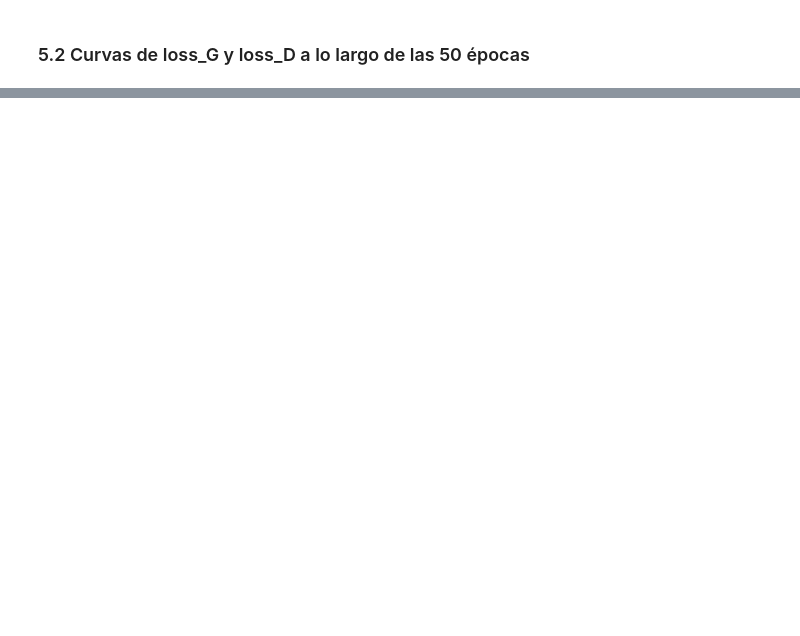
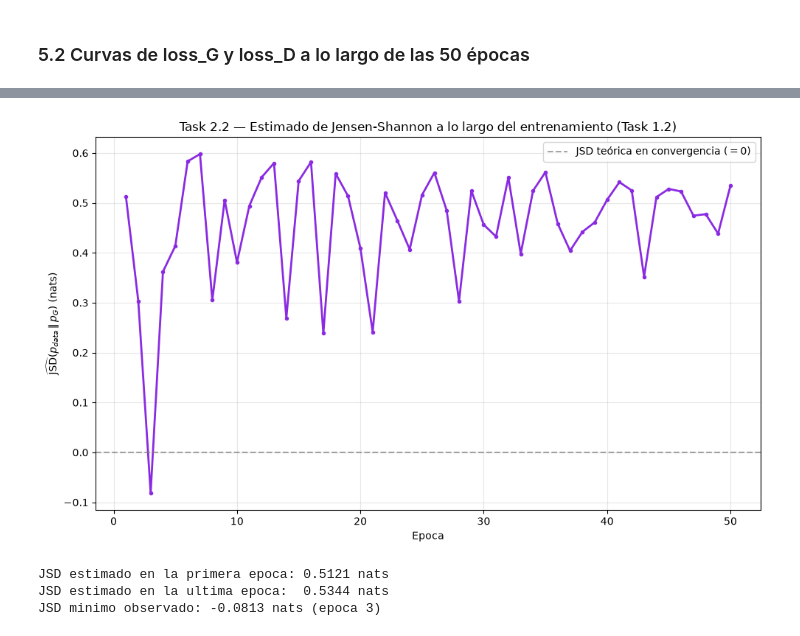
Before and after one commit to nadissa1508/CC3092-DEEP-LEARNING, a Jupyter notebook: Hoja trabajo 2/DCGAN_Pokemon.ipynb, the cells around one changed output, grey strips where cells are left out. Saved outputs shown, nothing was run; the diff lists cells and outputs as text; code cells hidden in the pictures; blank space fills up the shorter version.

Commit message:
feat: Add task 2 and 3

```diff
--- a/Hoja trabajo 2/DCGAN_Pokemon.ipynb
+++ b/Hoja trabajo 2/DCGAN_Pokemon.ipynb
@@ -482,0 +755,29 @@ Punto mas cercano entre loss_G y loss_D: epoca 49 (|diff|=4.2322)
+# %%
+loss_D_hist = np.array(history["loss_D"])
+loss_G_hist = np.array(history["loss_G"])
+epochs_full = np.arange(1, NUM_EPOCHS + 1)
+
+V_hat = -loss_D_hist                 # V(D, G) estimado por época
+jsd_hat = (V_hat + np.log(4)) / 2.0  # JSD estimado (en nats)
+
+fig, ax = plt.subplots(figsize=(10, 6))
+ax.plot(epochs_full, jsd_hat, color="#8a2be2", linewidth=2, marker="o", markersize=3)
+ax.axhline(0.0, color="gray", linestyle="--", alpha=0.7, label=r"JSD teórica en convergencia ($=0$)")
+
+ax.set_xlabel("Epoca")
+ax.set_ylabel(r"$\widehat{\mathrm{JSD}}(p_{data}\,\|\,p_G)$ (nats)")
+ax.set_title("Task 2.2 — Estimado de Jensen-Shannon a lo largo del entrenamiento (Task 1.2)")
+ax.legend()
+ax.grid(alpha=0.3)
+plt.tight_layout()
+plt.savefig(os.path.join(OUT_DIR, "jsd_estimate.png"), dpi=150, bbox_inches="tight")
+plt.show()
+
+print(f"JSD estimado en la primera epoca: {jsd_hat[0]:.4f} nats")
+print(f"JSD estimado en la ultima epoca:  {jsd_hat[-1]:.4f} nats")
+print(f"JSD minimo observado: {jsd_hat.min():.4f} nats (epoca {epochs_full[jsd_hat.argmin()]})")
+# %% [output]
+[figure, added]
+JSD estimado en la primera epoca: 0.5121 nats
+JSD estimado en la ultima epoca:  0.5344 nats
+JSD minimo observado: -0.0813 nats (epoca 3)
```
Also changed, not shown: parts of 15 cells of this notebook.
